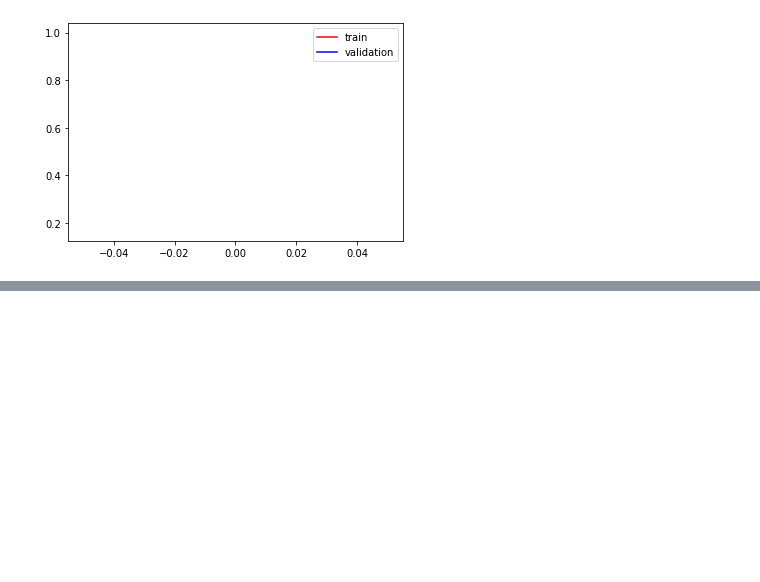
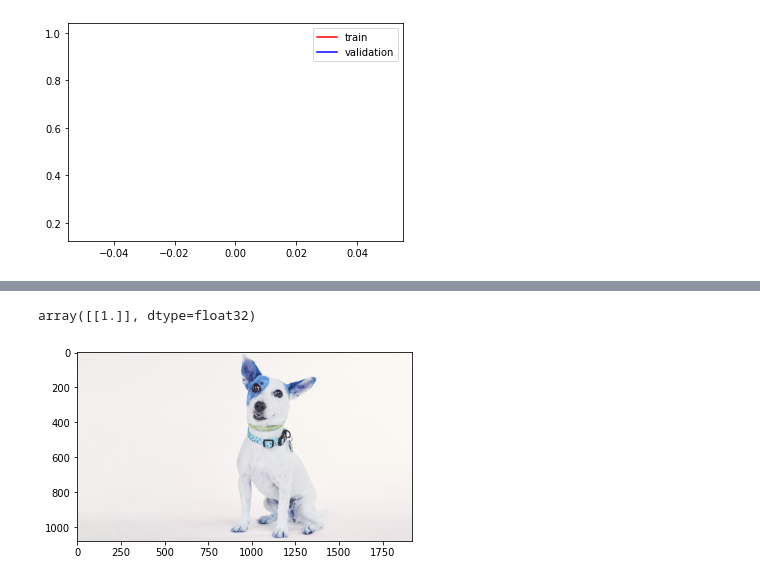
Before and after one commit to caguirre5/Lab10-IA, a Jupyter notebook: main copy.ipynb, the cells around one changed output, grey strips where cells are left out. Cells and saved outputs as stored; diff of their text form; code cells hidden in the pictures; blank space fills up the shorter version.

```diff
--- a/main copy.ipynb
+++ b/main copy.ipynb
@@ -266,0 +256,8 @@ model.predict(test_input)
+# %%
+test_img = cv2.imread('./5061c640-5174-451b-9798-0c11f6d56b4d.jpg')
+plt.imshow(test_img)
+test_img.shape
+test_img = cv2.resize(test_img,(IMG_SIZE,IMG_SIZE))
+test_input = test_img.reshape((1,IMG_SIZE,IMG_SIZE,3))
+model.predict(test_input)
+# %% [output]
@@ -266,0 +265,2 @@ model.predict(test_input)
+array([[1.]], dtype=float32)
+[figure, added]
```
Also changed, not shown: parts of 13 cells of this notebook, 2 other files.
